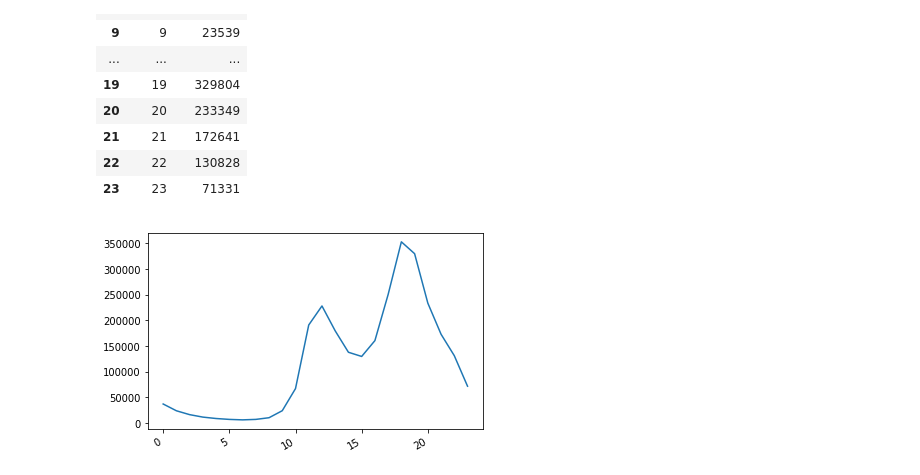
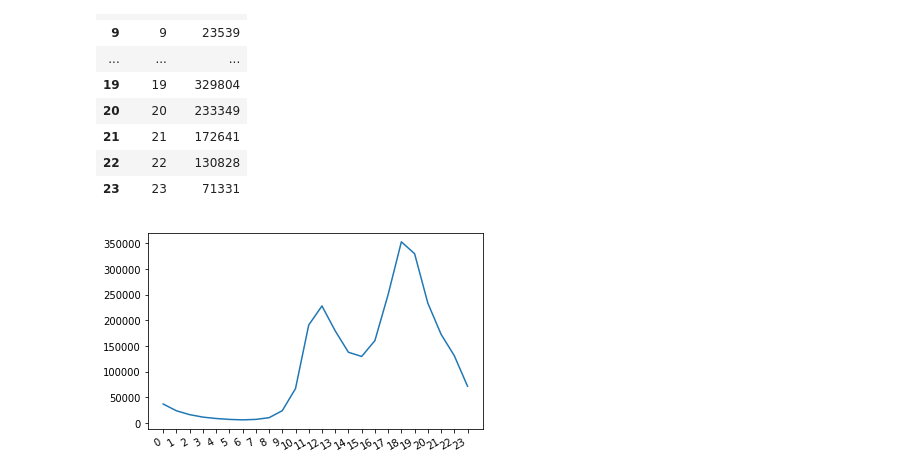
Before and after one commit to gmlwn5470/cloud_crawling_pj, a Jupyter notebook: test_delivery_data.ipynb, the cells around one changed output. Saved outputs shown, nothing was run; the diff lists cells and outputs as text; code cells hidden in the pictures.

```diff
--- a/test_delivery_data.ipynb
+++ b/test_delivery_data.ipynb
@@ -2,6 +2,17 @@
 #-*- coding: utf-8 -*-
 import sys
 reload(sys)
+# %%
+# 그래프를 노트북 안에 그리기 위해 설정
+%matplotlib inline
+
+# 필요한 패키지와 라이브러리를 가져옴
+import matplotlib as mpl
+import matplotlib.pyplot as plt
+import matplotlib.font_manager as fm
+
+# 그래프에서 마이너스 폰트 깨지는 문제에 대한 대처
+mpl.rcParams['axes.unicode_minus'] = False
 # %%
 import pandas as pd
 df1 = pd.read_csv("CALL_NDELIVERY_07MONTH.csv")
@@ -218,17 +229,17 @@ day_by
 # %%
 import datetime
 import random
 import matplotlib.pyplot as plt
 
 # make up some data
-x = list(day_by['시간대'])
-y = list(day_by['통화건수 합'])
+x = list(time_delivery['시간대'])
+y = list(time_delivery['통화건수 합'])
 
 # plot
 plt.plot(x,y)
 # beautify the x-labels
 plt.gcf().autofmt_xdate()
-
+plt.xticks([0,1,2,3,4,5,6,7,8,9,10,11,12,13,14,15,16,17,18,19,20,21,22,23])
 plt.show()
 # %% [output]
-[figure, old version]
+[figure, new version]
```
Also changed, not shown: parts of 8 cells of this notebook, 3 other files.
